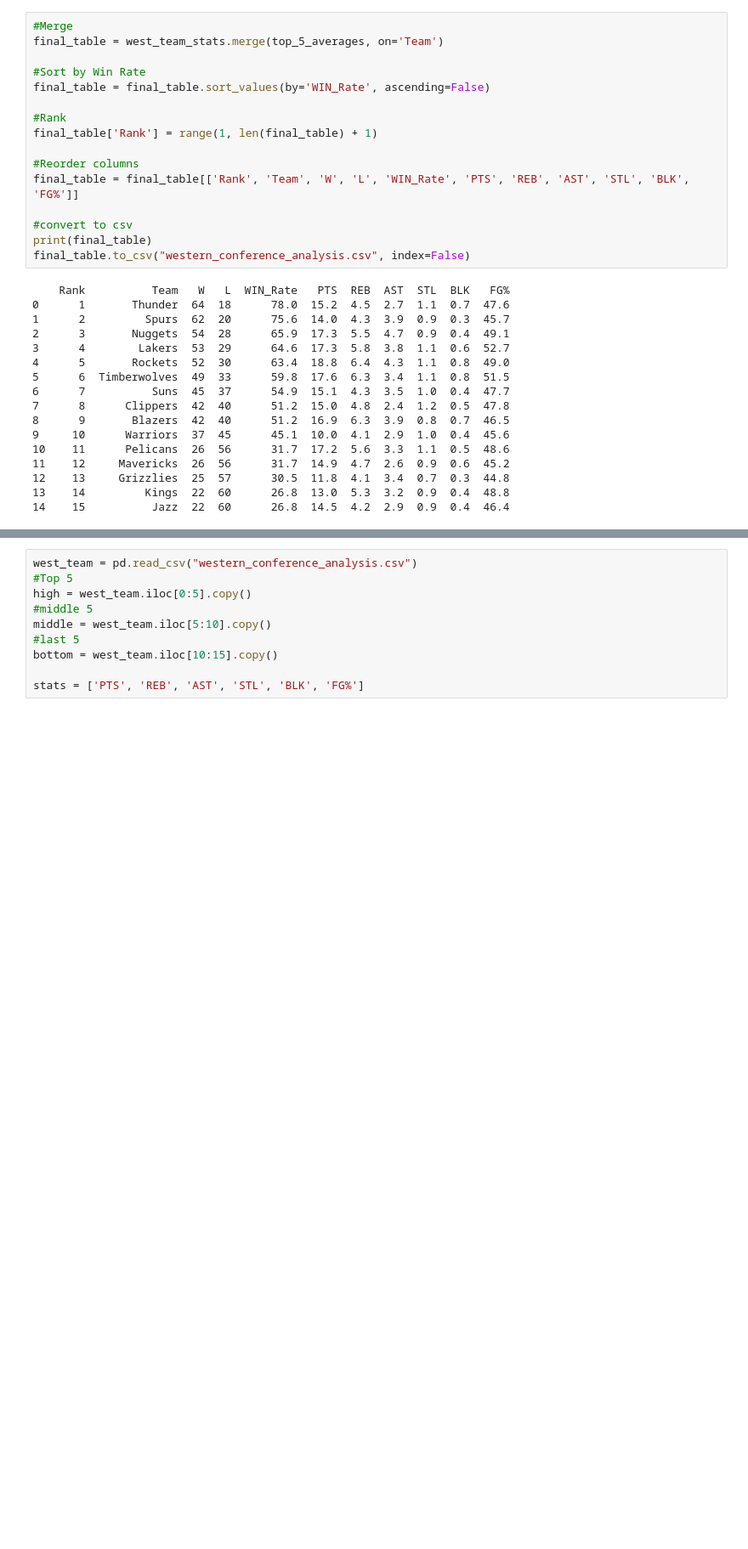
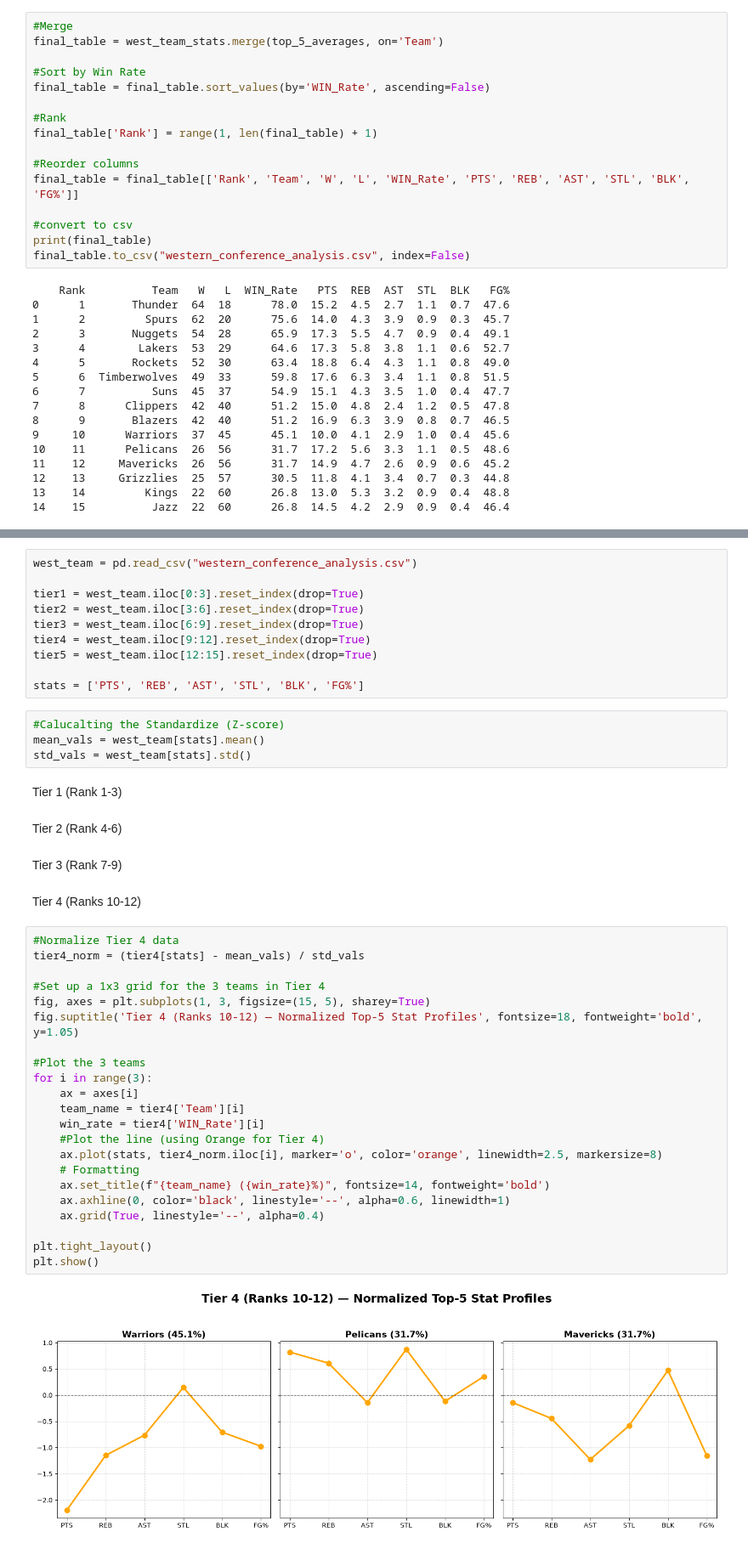
Before and after one commit to rishi-kumar0208/nba_team_stats_analysis, a Jupyter notebook: NBA.ipynb, the cells around one changed output, grey strips where cells are left out. Shown at 85% size. Saved outputs shown, nothing was run; the diff lists cells and outputs as text; blank space fills up the shorter version.

Commit message:
Add tier 4 and tier 5 plots with z score.

```diff
--- a/NBA.ipynb
+++ b/NBA.ipynb
@@ -396,10 +396,46 @@ Group the top 5 middle 5 last 5
 # %%
 west_team = pd.read_csv("western_conference_analysis.csv")
-#Top 5
-high = west_team.iloc[0:5].copy()
-#middle 5
-middle = west_team.iloc[5:10].copy()
-#last 5
-bottom = west_team.iloc[10:15].copy()
+
+tier1 = west_team.iloc[0:3].reset_index(drop=True)
+tier2 = west_team.iloc[3:6].reset_index(drop=True)
+tier3 = west_team.iloc[6:9].reset_index(drop=True)
+tier4 = west_team.iloc[9:12].reset_index(drop=True)
+tier5 = west_team.iloc[12:15].reset_index(drop=True)
 
 stats = ['PTS', 'REB', 'AST', 'STL', 'BLK', 'FG%']
+# %%
+#Calucalting the Standardize (Z-score)
+mean_vals = west_team[stats].mean()
+std_vals = west_team[stats].std()
+# %% [markdown]
+Tier 1 (Rank 1-3)
+# %% [markdown]
+Tier 2 (Rank 4-6)
+# %% [markdown]
+Tier 3 (Rank 7-9)
+# %% [markdown]
+Tier 4 (Ranks 10-12)
+# %%
+#Normalize Tier 4 data
+tier4_norm = (tier4[stats] - mean_vals) / std_vals
+
+#Set up a 1x3 grid for the 3 teams in Tier 4
+fig, axes = plt.subplots(1, 3, figsize=(15, 5), sharey=True)
+fig.suptitle('Tier 4 (Ranks 10-12) — Normalized Top-5 Stat Profiles', fontsize=18, fontweight='bold', y=1.05)
+
+#Plot the 3 teams
+for i in range(3):
+    ax = axes[i]
+    team_name = tier4['Team'][i]
+    win_rate = tier4['WIN_Rate'][i]
+    #Plot the line (using Orange for Tier 4)
+    ax.plot(stats, tier4_norm.iloc[i], marker='o', color='orange', linewidth=2.5, markersize=8)
+    # Formatting
+    ax.set_title(f"{team_name} ({win_rate}%)", fontsize=14, fontweight='bold')
+    ax.axhline(0, color='black', linestyle='--', alpha=0.6, linewidth=1)
+    ax.grid(True, linestyle='--', alpha=0.4)
+
+plt.tight_layout()
+plt.show()
+# %% [output]
+[figure, added]
```
Also changed, not shown: parts of 4 cells of this notebook.
